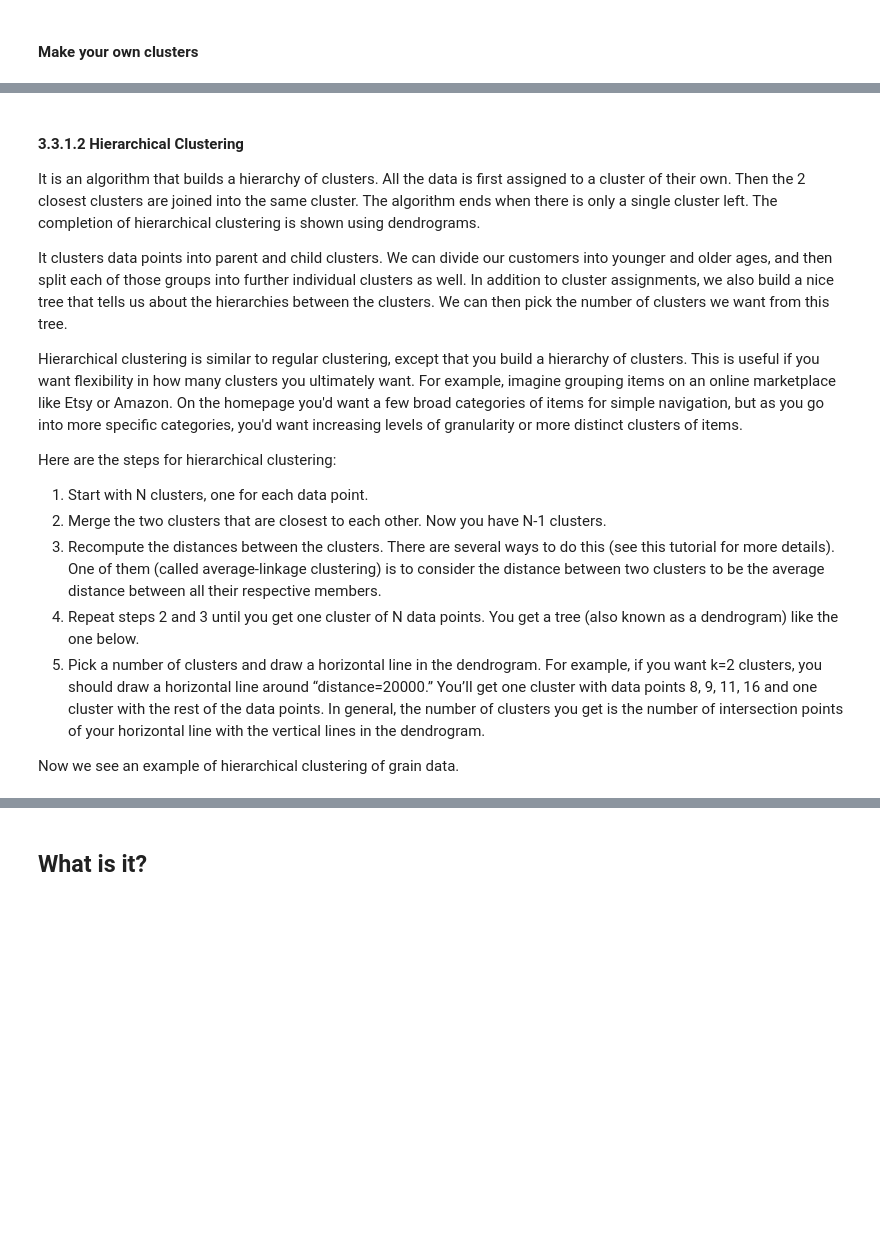
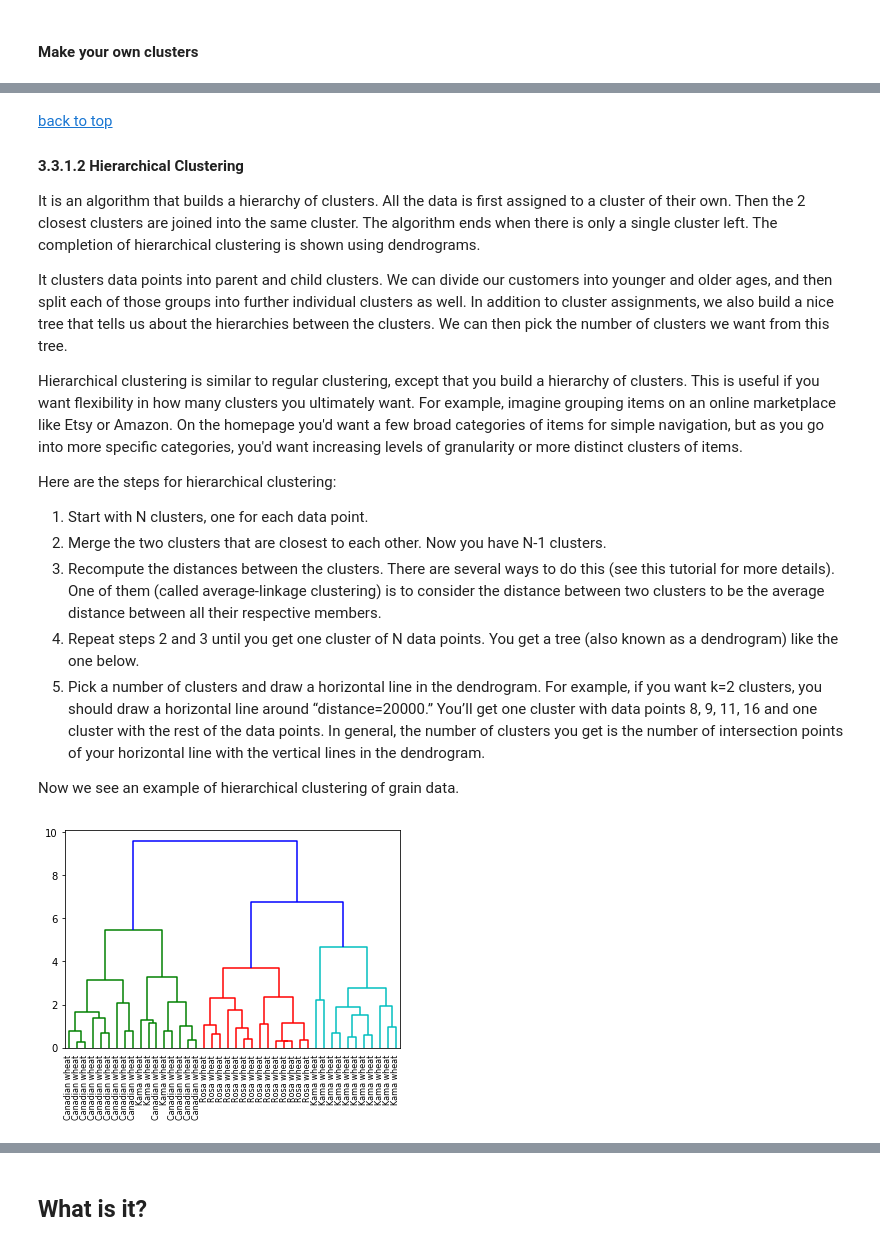
Before and after one commit to carharDBG/course_intro_to_ml, a Jupyter notebook: notebooks/3_unsupervised_learning.ipynb, the cells around one changed output, grey strips where cells are left out. Saved outputs shown, nothing was run; the diff lists cells and outputs as text; code cells hidden in the pictures; blank space fills up the shorter version.

```diff
--- a/notebooks/3_unsupervised_learning.ipynb
+++ b/notebooks/3_unsupervised_learning.ipynb
@@ -222,4 +199,5 @@ print(all_predictions)
 # %% [markdown]
+[back to top](#top)
 
 #### 3.3.1.2 Hierarchical Clustering<a name="3_3_1_2"></a>
 
@@ -241,37 +219,40 @@ Now we see an example of hierarchical clustering of grain data.
 # Importing Python Modules
 from scipy.cluster.hierarchy import linkage, dendrogram
 import matplotlib.pyplot as plt
+%matplotlib inline
 import pandas as pd
 
 # Reading the DataFrame
 seeds_df = pd.read_csv(
     "https://raw.githubusercontent.com/vihar/unsupervised-learning-with-python/master/seeds-less-rows.csv")
 
 # Remove the grain species from the DataFrame, save for later
 varieties = list(seeds_df.pop('grain_variety'))
 
 # Extract the measurements as a NumPy array
 samples = seeds_df.values
 
 """
 Perform hierarchical clustering on samples using the
 linkage() function with the method='complete' keyword argument.
 Assign the result to mergings.
 """
 mergings = linkage(samples, method='complete')
 
 """
 Plot a dendrogram using the dendrogram() function on mergings,
 specifying the keyword arguments labels=varieties, leaf_rotation=90,
 and leaf_font_size=6.
 """
 dendrogram(mergings,
            labels=varieties,
            leaf_rotation=90,
-           leaf_font_size=6,
+           leaf_font_size=8,
            )
 
 plt.show()
+# %% [output]
+[figure, added]
 # %% [markdown]
 
 ### Difference between K Means and Hierarchical clustering
```
Also changed, not shown: parts of 20 cells of this notebook.
